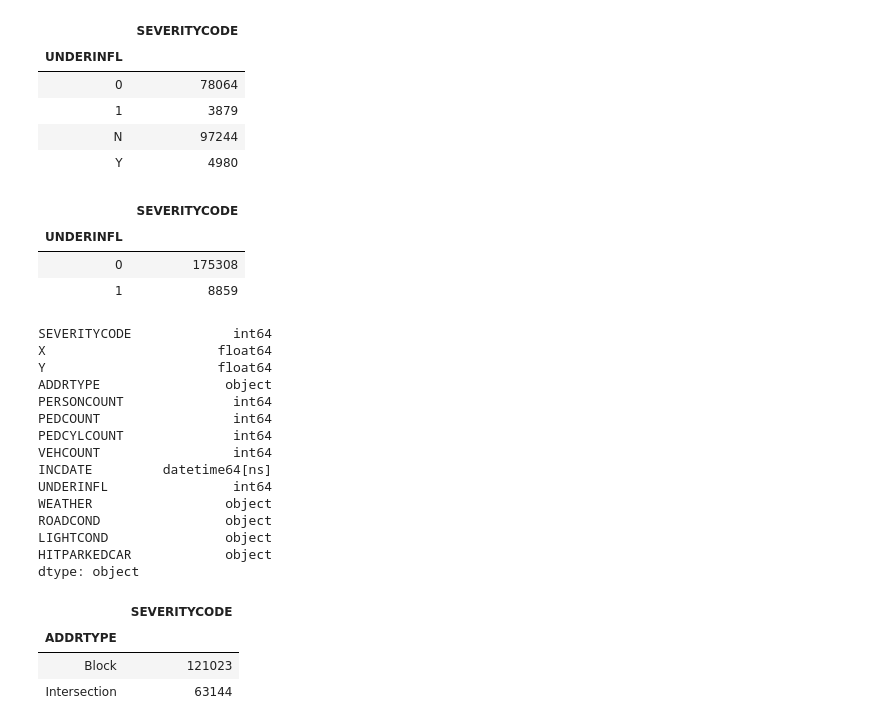
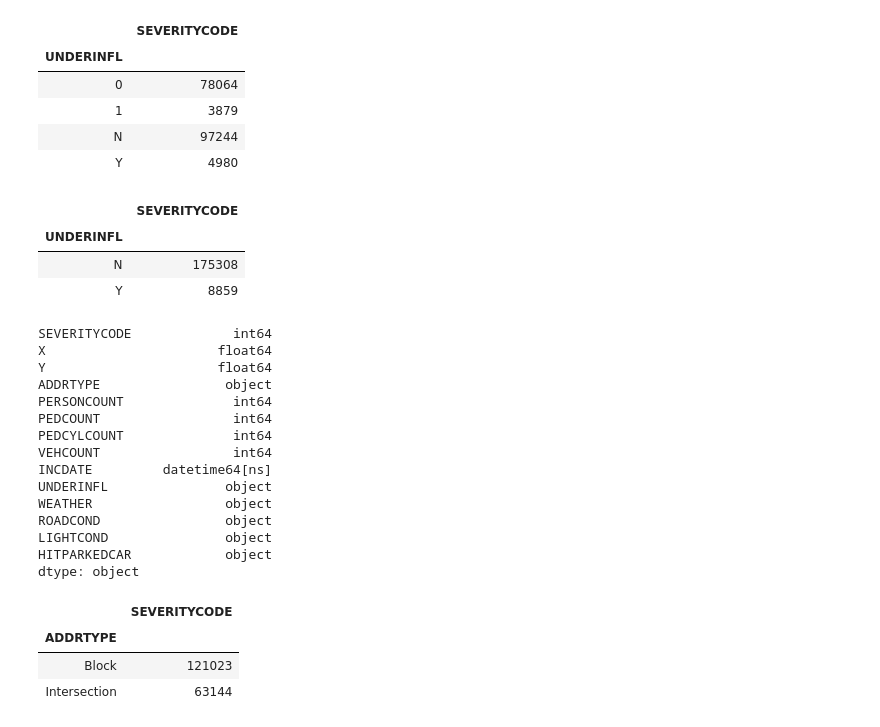
Before and after one commit to renbrent/Coursera_Capstone, a Jupyter notebook: capstone.ipynb, the cells around one changed output. Cells and saved outputs as stored; diff of their text form; code cells hidden in the pictures.

```diff
--- a/capstone.ipynb
+++ b/capstone.ipynb
@@ -194,16 +194,15 @@ df_clean.groupby('UNDERINFL')[['SEVERITYCODE']].count()
 | N | 97244 |
 | Y | 4980 |
 # %%
-df_clean.replace({'UNDERINFL' : {'Y': '1', 'N': '0'}}, inplace=True)
+df_clean.replace({'UNDERINFL' : {'1': 'Y', '0': 'N'}}, inplace=True)
 df_clean.groupby('UNDERINFL')[['SEVERITYCODE']].count()
 # %% [output]
 |  | SEVERITYCODE |
 | UNDERINFL |  |
-| 0 | 175308 |
-| 1 | 8859 |
+| N | 175308 |
+| Y | 8859 |
 # %%
 df_clean['INCDATE'] = pd.to_datetime(df_clean['INCDATE'], format='%Y-%m-%d')
-df_clean['UNDERINFL'] = df_clean['UNDERINFL'].astype('int64')
 df_clean.dtypes
 # %% [output]
 SEVERITYCODE             int64
@@ -215,7 +214,7 @@ PEDCOUNT                 int64
 PEDCYLCOUNT              int64
 VEHCOUNT                 int64
 INCDATE         datetime64[ns]
-UNDERINFL                int64
+UNDERINFL               object
 WEATHER                 object
 ROADCOND                object
 LIGHTCOND               object
```
Also changed, not shown: parts of 32 cells of this notebook.
